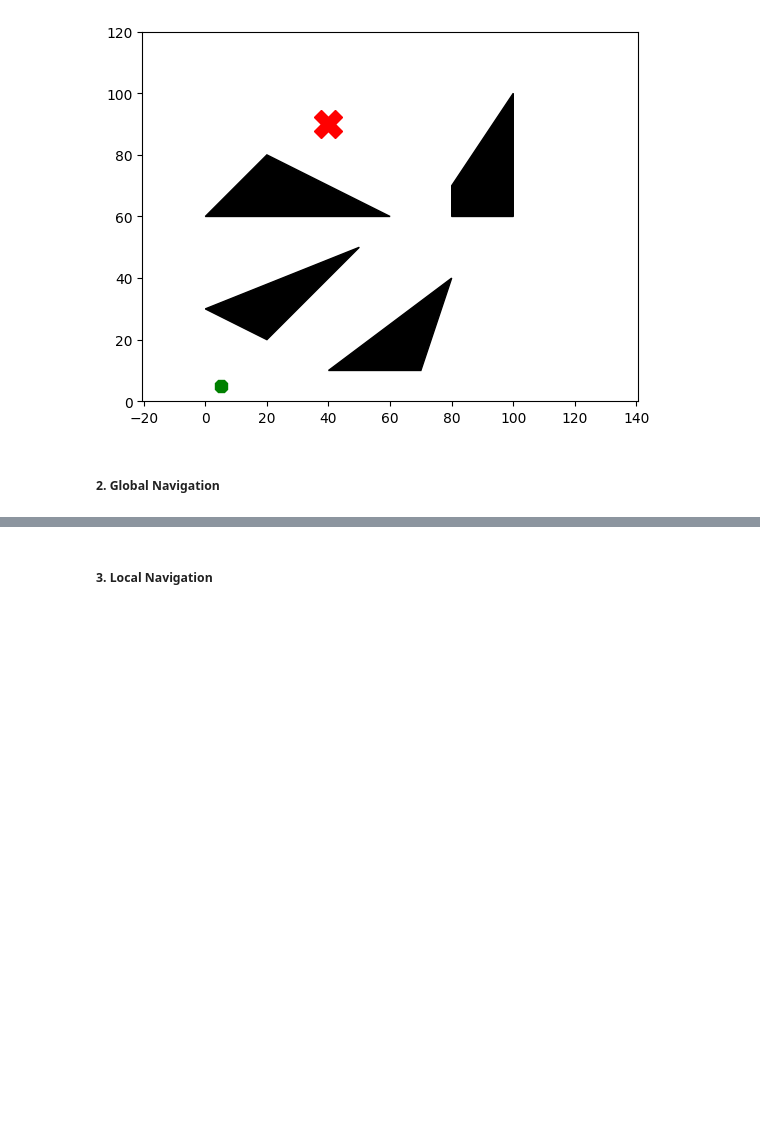
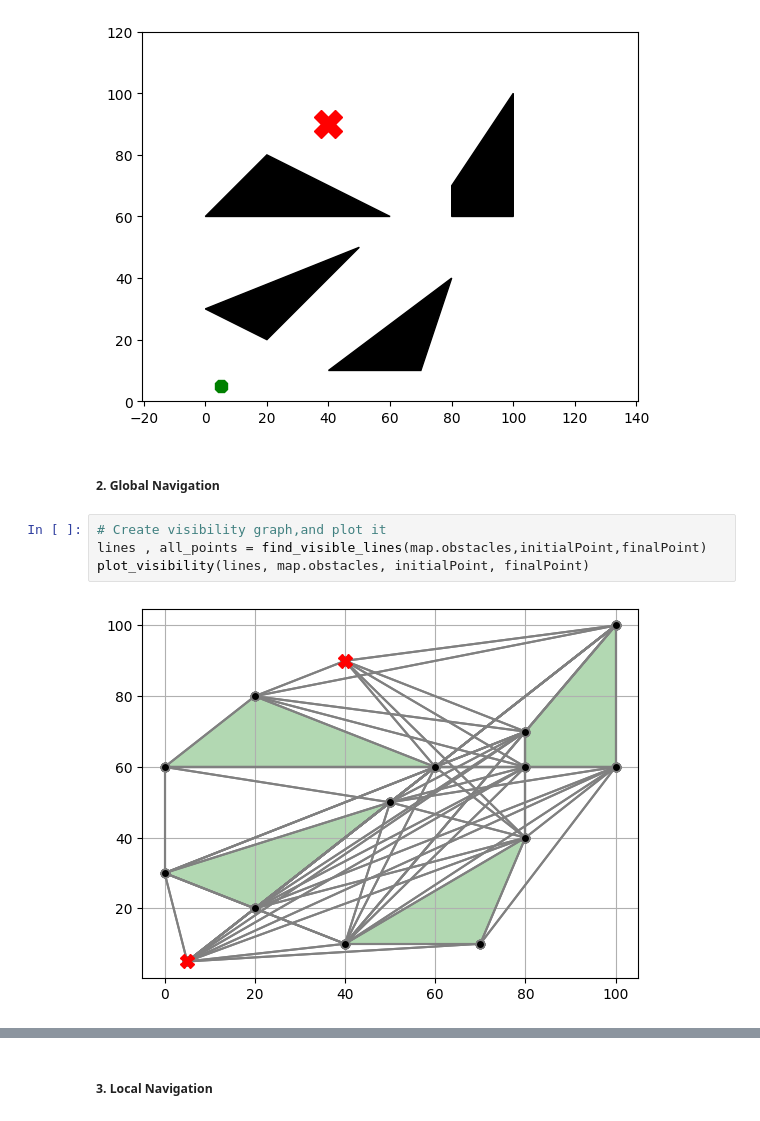
Before and after one commit to alessandrodalbesio/EPFL-Basics-Of-Mobile-Robotics, a Jupyter notebook: report.ipynb, the cells around one changed output, grey strips where cells are left out. Saved outputs shown, nothing was run; the diff lists cells and outputs as text; blank space fills up the shorter version.

```diff
--- a/report.ipynb
+++ b/report.ipynb
@@ -24,3 +25,9 @@ map.plot(
 [figure]
 # %% [markdown]
 ##### 2. Global Navigation
+# %%
+# Create visibility graph,and plot it
+lines , all_points = find_visible_lines(map.obstacles,initialPoint,finalPoint)
+plot_visibility(lines, map.obstacles, initialPoint, finalPoint)
+# %% [output]
+[figure, added]
```
Also changed, not shown: parts of 3 cells of this notebook, 2 other files.
